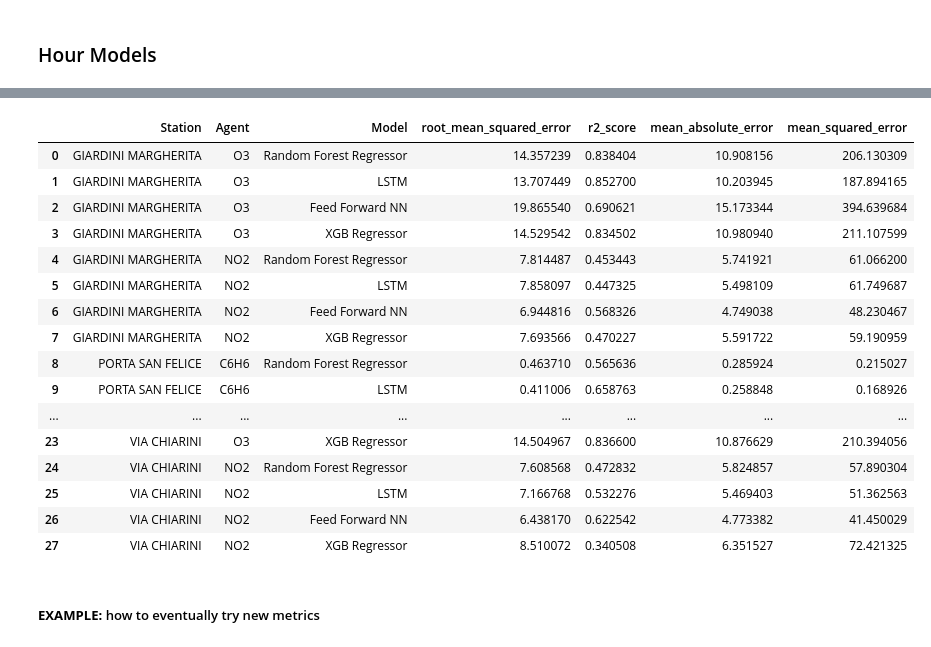
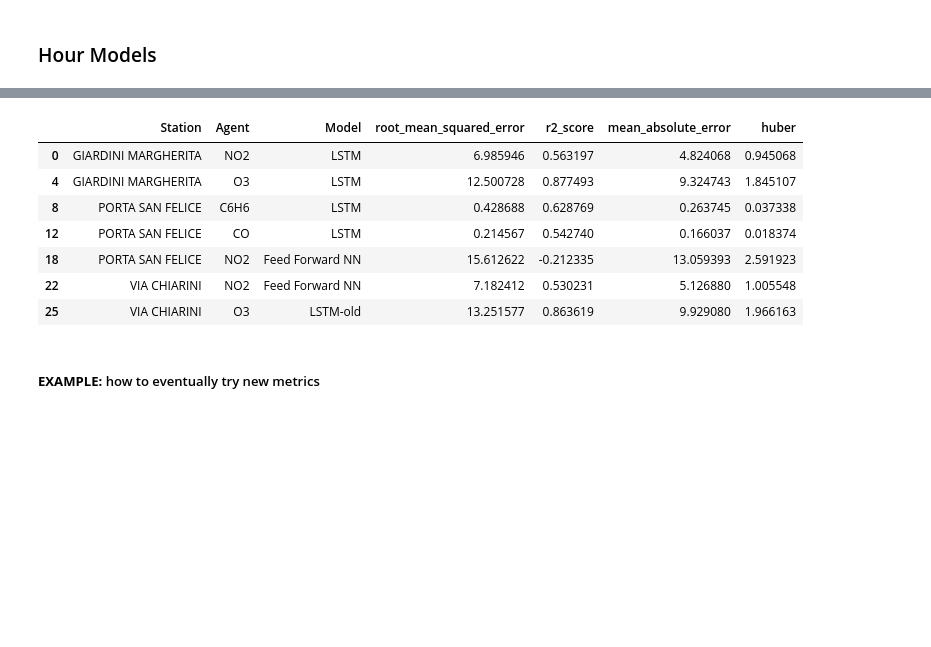
Before and after one commit to davidesonno/AII-project, a Jupyter notebook: 5-model-selection.ipynb, the cells around one changed output, grey strips where cells are left out. Cells and saved outputs as stored; diff of their text form; code cells hidden in the pictures; blank space fills up the shorter version.

```diff
--- a/5-model-selection.ipynb
+++ b/5-model-selection.ipynb
@@ -37,7 +37,7 @@ print(tf.config.list_physical_devices('GPU'))
 ## Data Import
 # %%
 pollution_data = read_and_preprocess_dataset(datasets_folder, 'pollution', v=verbosity)
-traffic_data = read_and_preprocess_dataset(datasets_folder, 'traffic', v=verbosity)
+traffic_data = read_and_preprocess_dataset(datasets_folder, 'traffic', v=verbosity, radius=2)
 weather_data = read_and_preprocess_dataset(datasets_folder, 'weather', v=verbosity)
 
 stations = pollution_data.keys()
@@ -56,7 +56,7 @@ for station in stations:
         max_min_columns = DEFAULT_MAX_MIN_COLUMNS,
         # traffic merging parameters:
         bin_size = 8,
-        offset = 0
+        offset = 2
     )
 
     print(f'Station {station} agents: ',', '.join(list(station_data[station].keys())))
@@ -185,15 +183,42 @@ def buid_lstm_model(time_steps, n_features, optimizer='adam', loss='mean_absolut
     return model
 
 lstm_params = {
-    'time_steps': 5,
+    'time_steps': 3,
     'n_features': n_hour_features,
-    'optimizer': Adam(learning_rate=1e-2),
+    'optimizer': Adam(learning_rate=1e-3),
     'loss': 'mean_absolute_error'
 }
 
 lstm_train_params = {
-    'epochs':10,
-    'batch_size':32,
+    'epochs':20,
+    'batch_size':64,
 }
 
 hour_models['LSTM'] = (buid_lstm_model, lstm_params, lstm_train_params, True)
+# %%
+def buid_lstm_model(time_steps, n_features, optimizer='adam', loss='mean_absolute_error'):
+    model = Sequential([
+        LSTM(128, return_sequences=False, input_shape=(time_steps, n_features)),
+        # Dropout(0.2),
+        # LSTM(50, return_sequences=False),
+        # Dropout(0.2),
+        Dense(32, activation='relu'),
+        Dense(1)
+    ])
+    model.compile(optimizer=optimizer, loss=loss)
+
+    return model
+
+lstm_params2 = {
+    'time_steps': 5,
+    'n_features': n_hour_features,
+    'optimizer': Adam(learning_rate=1e-2),
+    'loss': 'mean_absolute_error'
+}
+
+lstm_train_params2 = {
+    'epochs':10,
+    'batch_size':32,
+}
+
+hour_models['LSTM-old'] = (buid_lstm_model, lstm_params2, lstm_train_params2, True)
@@ -550,25 +620,17 @@ hour_results = train_models(
 # %%
 hour_extracted_data = extract_data(hour_results)
 hour_extracted_data.sort_values(by=[])
+hour_extracted_data.loc[hour_extracted_data.groupby(by=['Station','Agent'])['root_mean_squared_error'].idxmin()]
 # we could also print with some groupby to order each model etc
 # %% [output]
-|  | Station | Agent | Model | root_mean_squared_error | r2_score | mean_absolute_error | mean_squared_error |
-| 0 | GIARDINI MARGHERITA | O3 | Random Forest Regressor | 14.357239 | 0.838404 | 10.908156 | 206.130309 |
-| 1 | GIARDINI MARGHERITA | O3 | LSTM | 13.707449 | 0.852700 | 10.203945 | 187.894165 |
-| 2 | GIARDINI MARGHERITA | O3 | Feed Forward NN | 19.865540 | 0.690621 | 15.173344 | 394.639684 |
-| 3 | GIARDINI MARGHERITA | O3 | XGB Regressor | 14.529542 | 0.834502 | 10.980940 | 211.107599 |
-| 4 | GIARDINI MARGHERITA | NO2 | Random Forest Regressor | 7.814487 | 0.453443 | 5.741921 | 61.066200 |
-| 5 | GIARDINI MARGHERITA | NO2 | LSTM | 7.858097 | 0.447325 | 5.498109 | 61.749687 |
-| 6 | GIARDINI MARGHERITA | NO2 | Feed Forward NN | 6.944816 | 0.568326 | 4.749038 | 48.230467 |
-| 7 | GIARDINI MARGHERITA | NO2 | XGB Regressor | 7.693566 | 0.470227 | 5.591722 | 59.190959 |
-| 8 | PORTA SAN FELICE | C6H6 | Random Forest Regressor | 0.463710 | 0.565636 | 0.285924 | 0.215027 |
-| 9 | PORTA SAN FELICE | C6H6 | LSTM | 0.411006 | 0.658763 | 0.258848 | 0.168926 |
-| ... | ... | ... | ... | ... | ... | ... | ... |
-| 23 | VIA CHIARINI | O3 | XGB Regressor | 14.504967 | 0.836600 | 10.876629 | 210.394056 |
-| 24 | VIA CHIARINI | NO2 | Random Forest Regressor | 7.608568 | 0.472832 | 5.824857 | 57.890304 |
-| 25 | VIA CHIARINI | NO2 | LSTM | 7.166768 | 0.532276 | 5.469403 | 51.362563 |
-| 26 | VIA CHIARINI | NO2 | Feed Forward NN | 6.438170 | 0.622542 | 4.773382 | 41.450029 |
-| 27 | VIA CHIARINI | NO2 | XGB Regressor | 8.510072 | 0.340508 | 6.351527 | 72.421325 |
+|  | Station | Agent | Model | root_mean_squared_error | r2_score | mean_absolute_error | huber |
+| 0 | GIARDINI MARGHERITA | NO2 | LSTM | 6.985946 | 0.563197 | 4.824068 | 0.945068 |
+| 4 | GIARDINI MARGHERITA | O3 | LSTM | 12.500728 | 0.877493 | 9.324743 | 1.845107 |
+| 8 | PORTA SAN FELICE | C6H6 | LSTM | 0.428688 | 0.628769 | 0.263745 | 0.037338 |
+| 12 | PORTA SAN FELICE | CO | LSTM | 0.214567 | 0.542740 | 0.166037 | 0.018374 |
+| 18 | PORTA SAN FELICE | NO2 | Feed Forward NN | 15.612622 | -0.212335 | 13.059393 | 2.591923 |
+| 22 | VIA CHIARINI | NO2 | Feed Forward NN | 7.182412 | 0.530231 | 5.126880 | 1.005548 |
+| 25 | VIA CHIARINI | O3 | LSTM-old | 13.251577 | 0.863619 | 9.929080 | 1.966163 |
 # %% [markdown]
 ##### **EXAMPLE:** how to eventually try new metrics
 # %%
```
Also changed, not shown: parts of 11 cells of this notebook, 5 other files.
